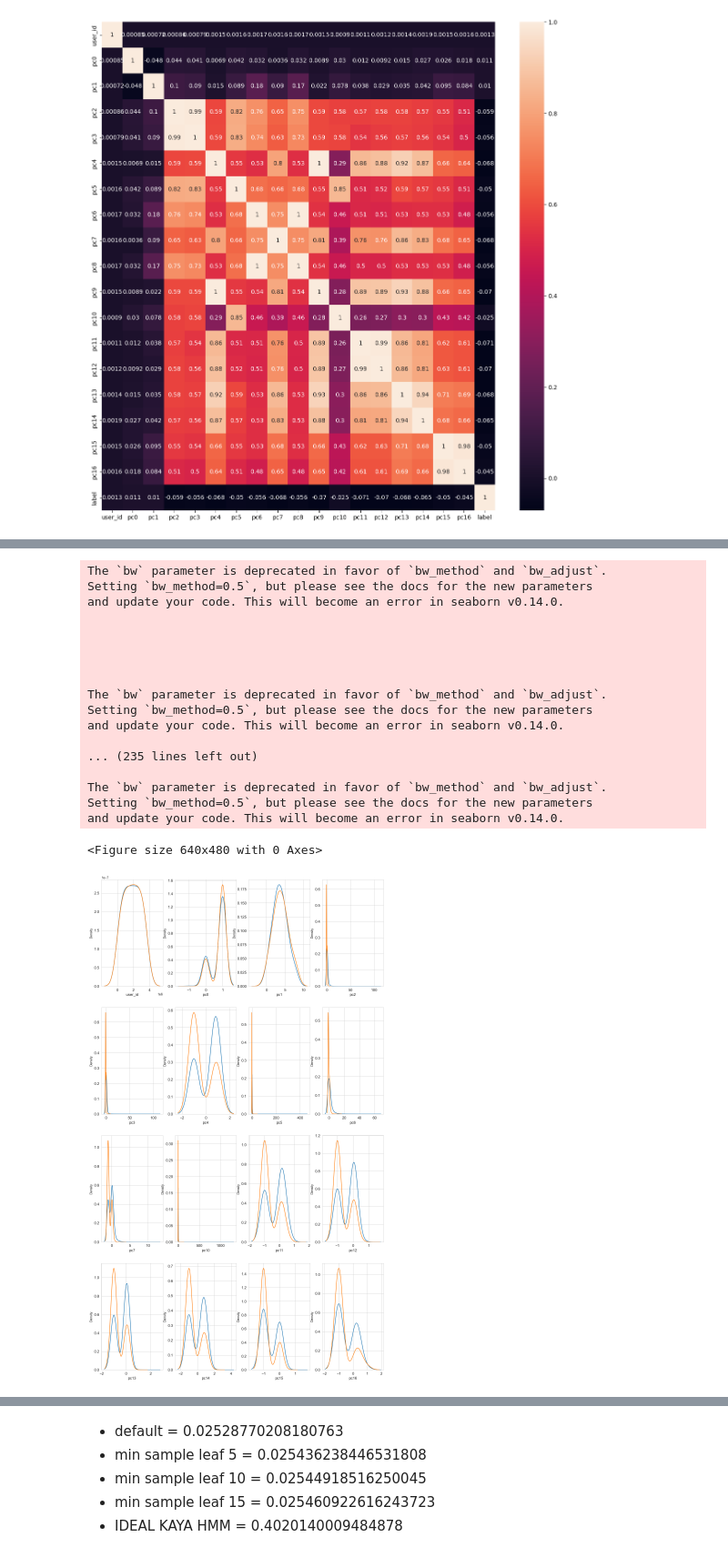
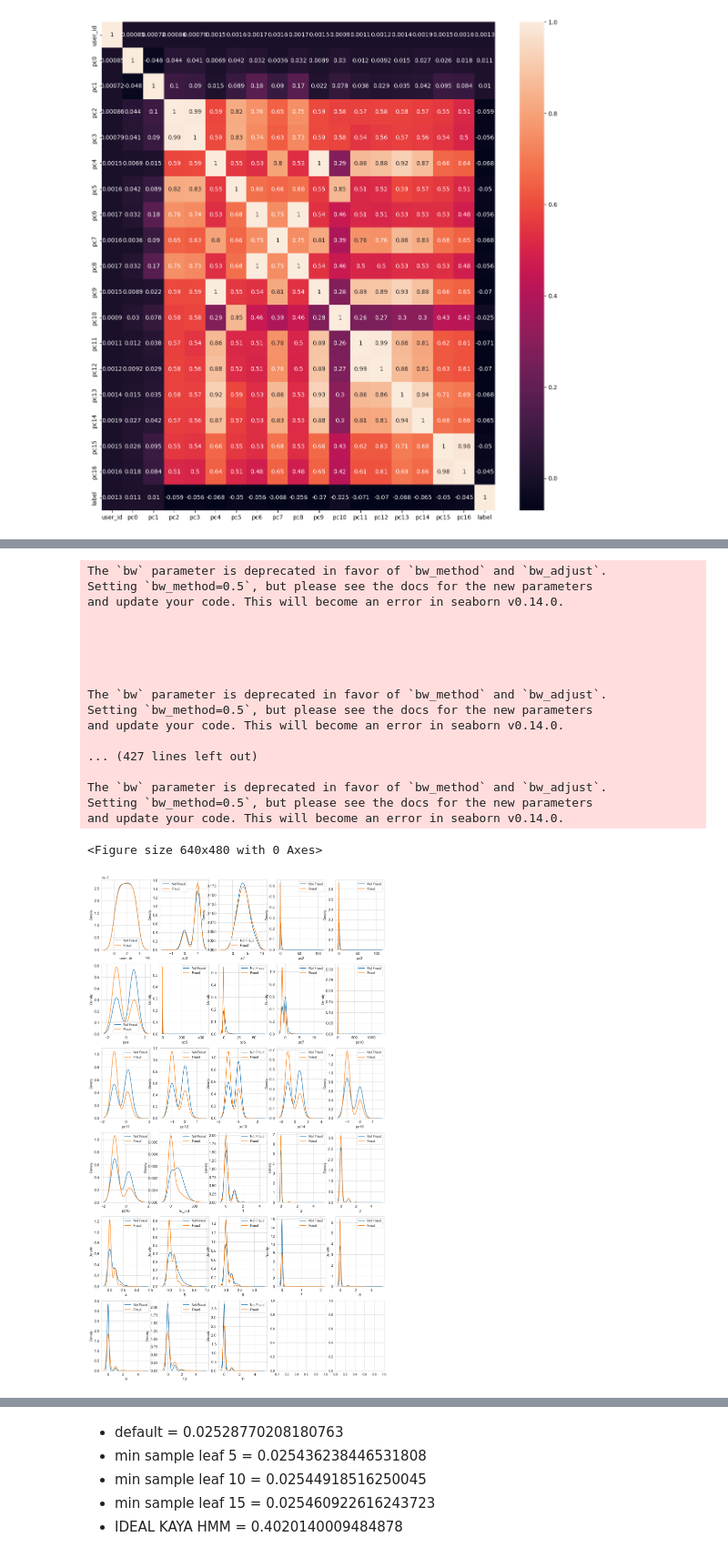
Before and after one commit to adli-arindra/Datathon, a Jupyter notebook: nyoba.ipynb, the cells around one changed output, grey strips where cells are left out. Shown at 91% size. Cells and saved outputs as stored; diff of their text form; code cells hidden in the pictures.

```diff
--- a/nyoba.ipynb
+++ b/nyoba.ipynb
@@ -41,6 +49,7 @@ loanBaru.head()
 # %%
 # merge data
 dataLoan = userData.set_index('user_id').join(loan.set_index('user_id')).reset_index()
+dataLoanBaru = userData.set_index('user_id').join(loanBaru.set_index('user_id')).reset_index()
 nonLoan = nonBorrower.set_index('user_id').join(loan.set_index('user_id')).reset_index()
 nonLoan = nonLoan.dropna() # orang yang tidak terklasifikasi sebagai peminjam tetapi pernah meminjam
 
@@ -50,0 +62,22 @@ EDA
+# %%
+var = userData.columns.values
+var = np.delete(var,np.where(var=="label"))
+
+i = 0
+t0 = userData.loc[userData['label'] == 0]
+t1 = userData.loc[userData['label'] == 1]
+
+sns.set_style('whitegrid')
+plt.figure()
+fig, ax = plt.subplots(6,3,figsize=(16,28))
+
+for feature in var:
+    i += 1
+    plt.subplot(6,3,i)
+    sns.kdeplot(t0[feature], bw=0.5,label="Not Fraud")
+    sns.kdeplot(t1[feature], bw=0.5,label="Fraud")
+    plt.xlabel(feature, fontsize=12)
+    locs, labels = plt.xticks()
+    plt.tick_params(axis='both', which='major', labelsize=12)
+    plt.legend()
+plt.show()
@@ -106,42 +168,42 @@ analysisCategorical('loan_type')
 # %%
-var = userData.columns.values
+var = dataLoanBaru.columns.values
 var = np.delete(var,np.where(var=="label"))
 
-
 i = 0
-t0 = userData.loc[userData['label'] == 0]
-t1 = userData.loc[userData['label'] == 1]
+t0 = dataLoanBaru.loc[dataLoanBaru['label'] == 0]
+t1 = dataLoanBaru.loc[dataLoanBaru['label'] == 1]
 
 sns.set_style('whitegrid')
 plt.figure()
-fig, ax = plt.subplots(4,4,figsize=(16,28))
+fig, ax = plt.subplots(6,5,figsize=(16,28))
 
 for feature in var:
     i += 1
-    plt.subplot(4,4,i)
-    sns.kdeplot(t0[feature], bw=0.5,label="label = 0")
-    sns.kdeplot(t1[feature], bw=0.5,label="label = 1")
+    plt.subplot(6,5,i)
+    sns.kdeplot(t0[feature], bw=0.5,label="Not Fraud")
+    sns.kdeplot(t1[feature], bw=0.5,label="Fraud")
     plt.xlabel(feature, fontsize=12)
     locs, labels = plt.xticks()
     plt.tick_params(axis='both', which='major', labelsize=12)
+    plt.legend()
 plt.show()
 # %% [output]
 The `bw` parameter is deprecated in favor of `bw_method` and `bw_adjust`.
 Setting `bw_method=0.5`, but please see the docs for the new parameters
 and update your code. This will become an error in seaborn v0.14.0.
 
 
 
 
 
 The `bw` parameter is deprecated in favor of `bw_method` and `bw_adjust`.
 Setting `bw_method=0.5`, but please see the docs for the new parameters
 and update your code. This will become an error in seaborn v0.14.0.
 
-... (235 lines left out)
+... (427 lines left out)
 
 The `bw` parameter is deprecated in favor of `bw_method` and `bw_adjust`.
 Setting `bw_method=0.5`, but please see the docs for the new parameters
 and update your code. This will become an error in seaborn v0.14.0.
 <Figure size 640x480 with 0 Axes>
-[figure, old version]
+[figure, new version]
```
Also changed, not shown: parts of 42 cells of this notebook.
